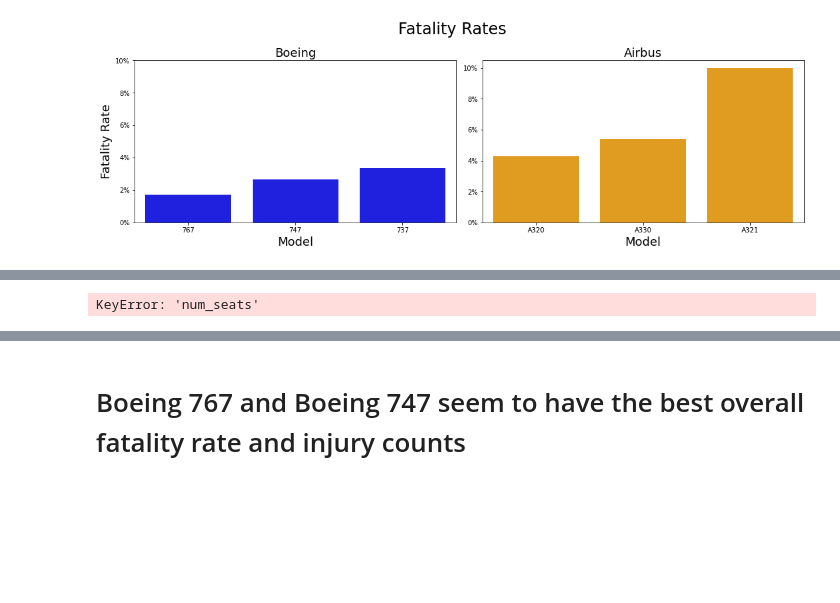
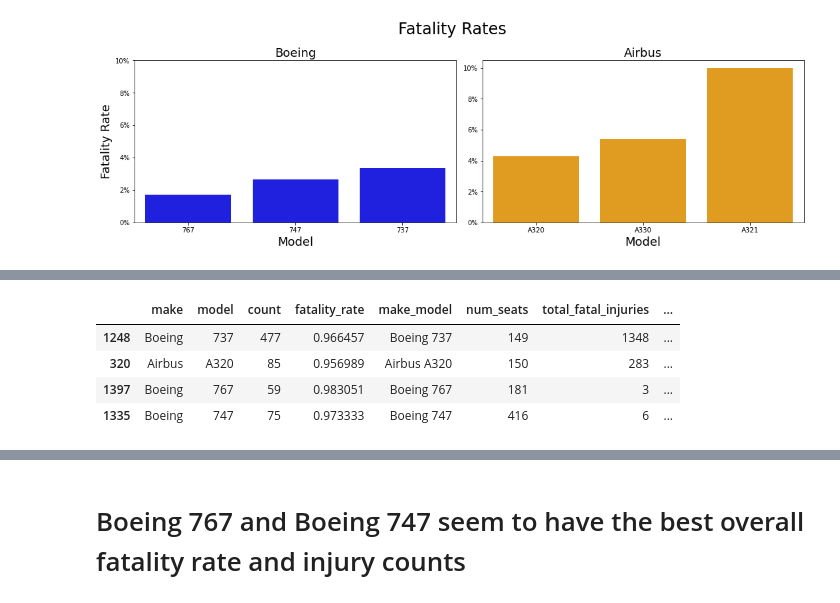
Before and after one commit to dvdhartsman/phase_1_project, a Jupyter notebook: heaths_notebooks/cleaning_4.ipynb, the cells around one changed output, grey strips where cells are left out. Cells and saved outputs as stored; diff of their text form; code cells hidden in the pictures; blank space fills up the shorter version.

```diff
--- a/heaths_notebooks/cleaning_4.ipynb
+++ b/heaths_notebooks/cleaning_4.ipynb
@@ -184,12 +184,16 @@ top_100
 # %%
 commercial_planes = top_100.sort_values(by='num_seats').tail(6)
 
 # drop 757 and 777
-dropped_rows = commercial_planes[commercial_planes['model'].isin(['757', '777'])].index
+dropped_rows = commercial_planes[commercial_planes['model'].isin(['757', '777', '208B'])].index
 commercial_planes = commercial_planes.drop(dropped_rows)
 commercial_planes
 # %% [output]
-KeyError: 'num_seats'
+|  | make | model | count | fatality_rate | make_model | num_seats | total_fatal_injuries | ... |
+| 1248 | Boeing | 737 | 477 | 0.966457 | Boeing 737 | 149 | 1348 | ... |
+| 320 | Airbus | A320 | 85 | 0.956989 | Airbus A320 | 150 | 283 | ... |
+| 1397 | Boeing | 767 | 59 | 0.983051 | Boeing 767 | 181 | 3 | ... |
+| 1335 | Boeing | 747 | 75 | 0.973333 | Boeing 747 | 416 | 6 | ... |
 # %%
 df_melted = commercial_planes.melt(id_vars='make_model',
                                    value_vars=['avg_fatal_injuries', 'avg_serious_injuries', 'avg_minor_injuries'])
```
Also changed, not shown: parts of 12 cells of this notebook.
